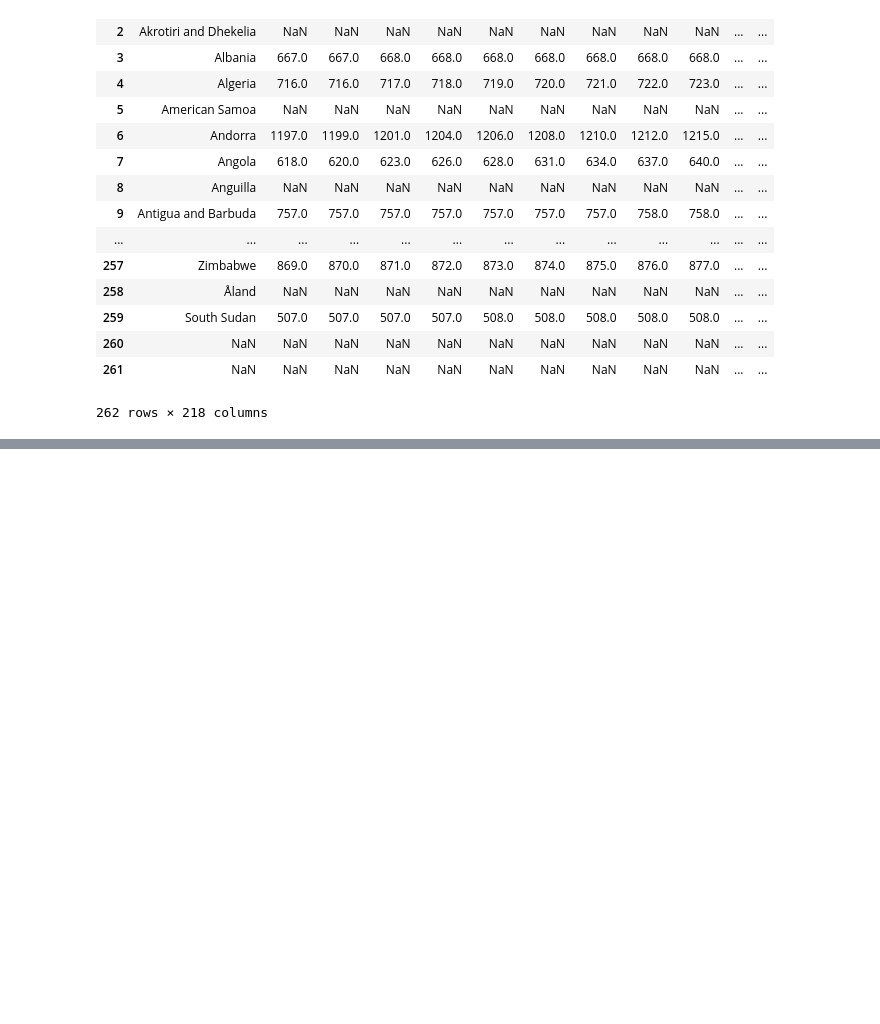
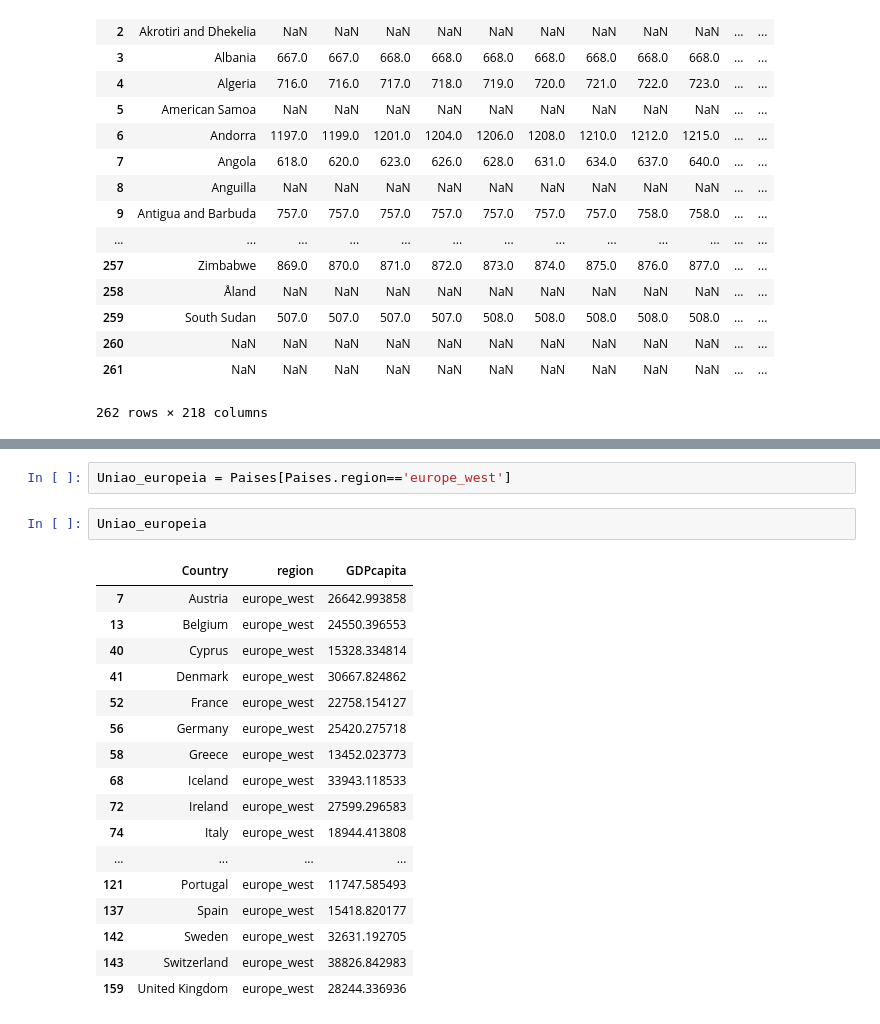
Before and after one commit to GabrielaGiosa/Projeto1, a Jupyter notebook: Projeto 1 - Gabriela Choichit Giosa.ipynb, the cells around one changed output, grey strips where cells are left out. Cells and saved outputs as stored; diff of their text form; blank space fills up the shorter version.

```diff
--- a/Projeto 1 - Gabriela Choichit Giosa.ipynb
+++ b/Projeto 1 - Gabriela Choichit Giosa.ipynb
@@ -137,0 +124,22 @@ dados2[dados2.Region=='WESTERN EUROPE']
+# %%
+Uniao_europeia = Paises[Paises.region=='europe_west']
+# %%
+Uniao_europeia
+# %% [output]
+|  | Country | region | GDPcapita |
+| 7 | Austria | europe_west | 26642.993858 |
+| 13 | Belgium | europe_west | 24550.396553 |
+| 40 | Cyprus | europe_west | 15328.334814 |
+| 41 | Denmark | europe_west | 30667.824862 |
+| 52 | France | europe_west | 22758.154127 |
+| 56 | Germany | europe_west | 25420.275718 |
+| 58 | Greece | europe_west | 13452.023773 |
+| 68 | Iceland | europe_west | 33943.118533 |
+| 72 | Ireland | europe_west | 27599.296583 |
+| 74 | Italy | europe_west | 18944.413808 |
+| ... | ... | ... | ... |
+| 121 | Portugal | europe_west | 11747.585493 |
+| 137 | Spain | europe_west | 15418.820177 |
+| 142 | Sweden | europe_west | 32631.192705 |
+| 143 | Switzerland | europe_west | 38826.842983 |
+| 159 | United Kingdom | europe_west | 28244.336936 |
```
Also changed, not shown: parts of 12 cells of this notebook, 1 other file.
